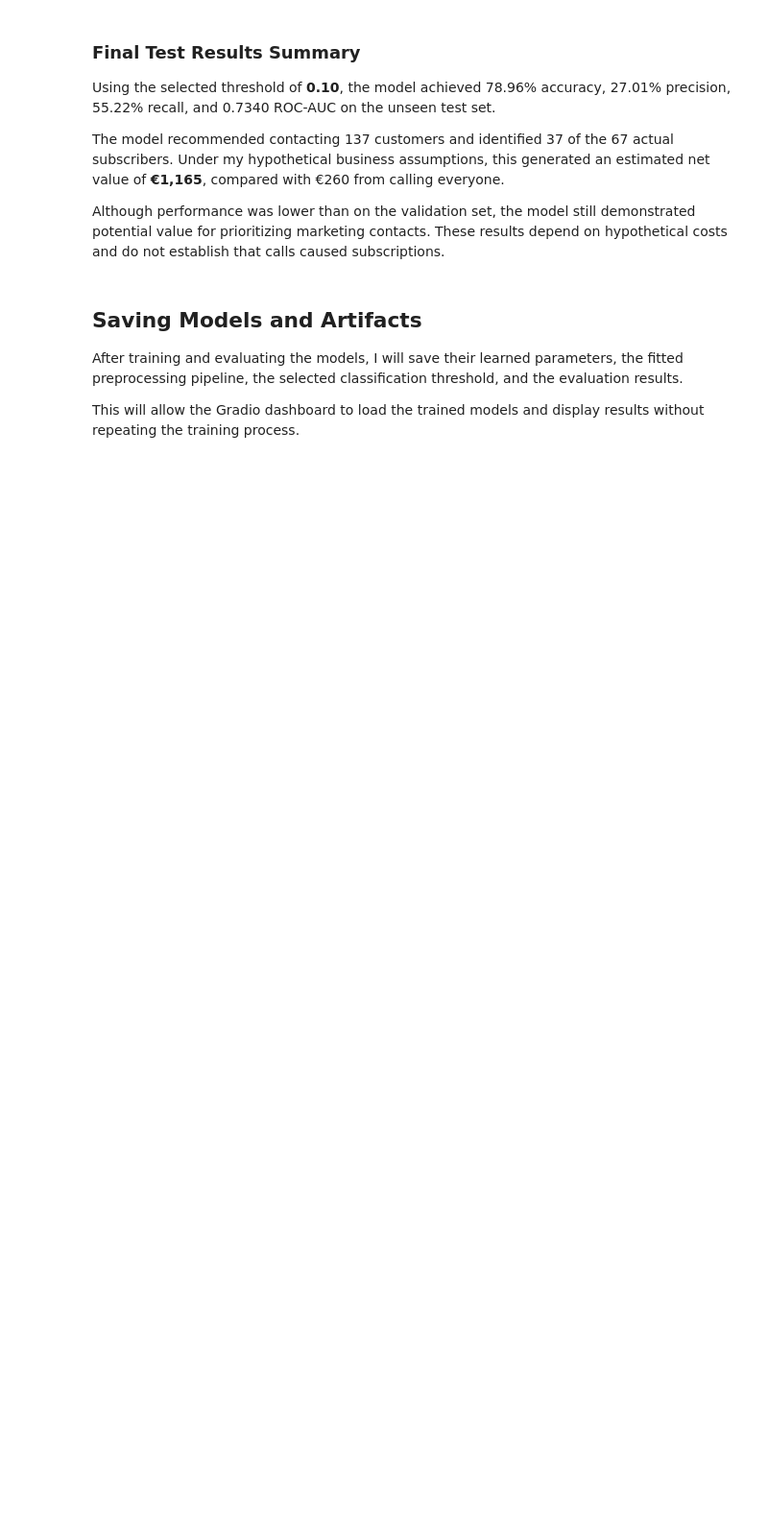
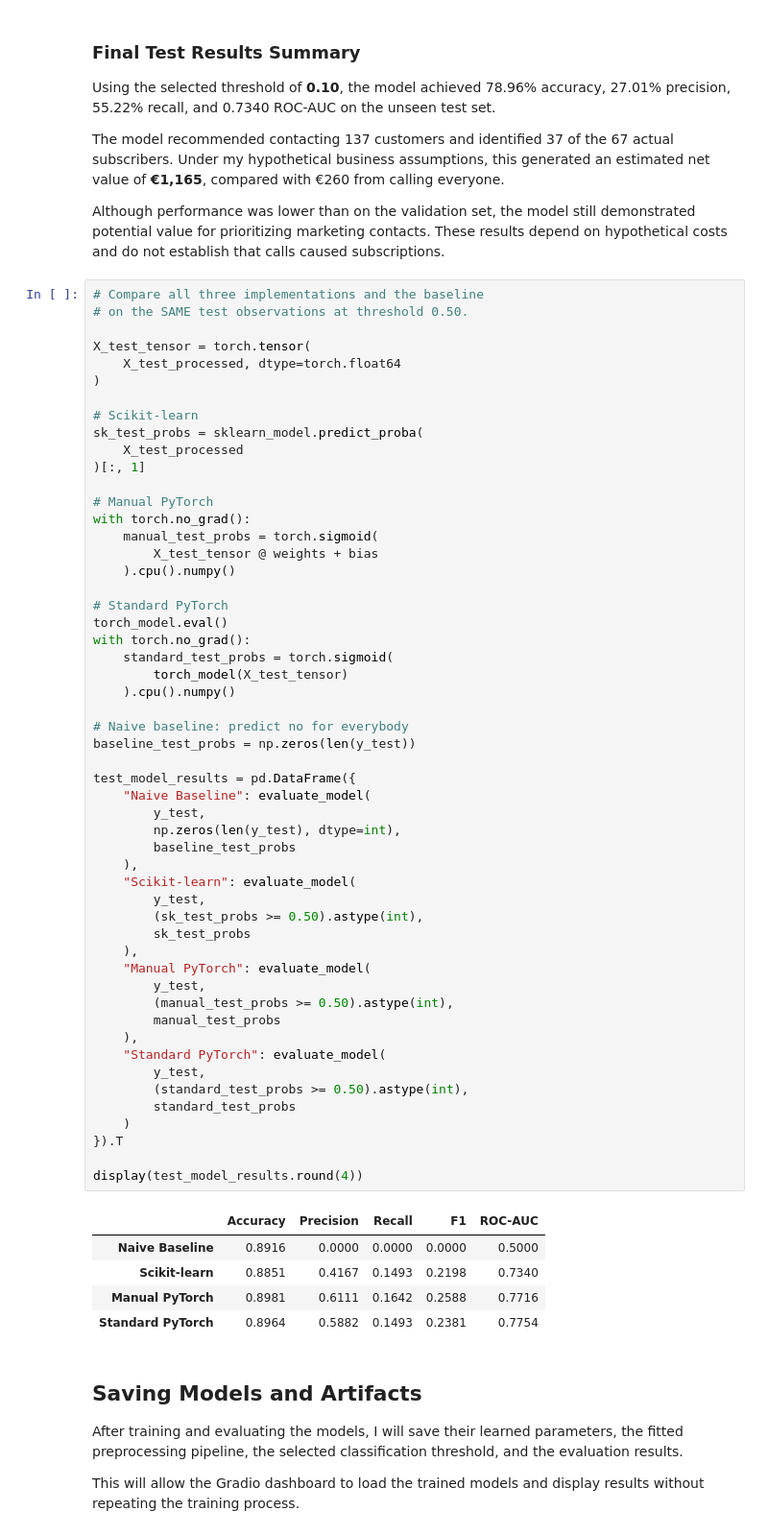
Before and after one commit to 94921234/daiist-assignment-1, a Jupyter notebook: train.ipynb, the cells around one changed output. Shown at 96% size. Saved outputs shown, nothing was run; the diff lists cells and outputs as text; blank space fills up the shorter version.

```diff
--- a/train.ipynb
+++ b/train.ipynb
@@ -1328,6 +1328,65 @@ Using the selected threshold of **0.10**, the model achieved 78.96% accuracy, 27
 The model recommended contacting 137 customers and identified 37 of the 67 actual subscribers. Under my hypothetical business assumptions, this generated an estimated net value of **€1,165**, compared with €260 from calling everyone.
 
 Although performance was lower than on the validation set, the model still demonstrated potential value for prioritizing marketing contacts. These results depend on hypothetical costs and do not establish that calls caused subscriptions.
+# %%
+# Compare all three implementations and the baseline
+# on the SAME test observations at threshold 0.50.
+
+X_test_tensor = torch.tensor(
+    X_test_processed, dtype=torch.float64
+)
+
+# Scikit-learn
+sk_test_probs = sklearn_model.predict_proba(
+    X_test_processed
+)[:, 1]
+
+# Manual PyTorch
+with torch.no_grad():
+    manual_test_probs = torch.sigmoid(
+        X_test_tensor @ weights + bias
+    ).cpu().numpy()
+
+# Standard PyTorch
+torch_model.eval()
+with torch.no_grad():
+    standard_test_probs = torch.sigmoid(
+        torch_model(X_test_tensor)
+    ).cpu().numpy()
+
+# Naive baseline: predict no for everybody
+baseline_test_probs = np.zeros(len(y_test))
+
+test_model_results = pd.DataFrame({
+    "Naive Baseline": evaluate_model(
+        y_test,
+        np.zeros(len(y_test), dtype=int),
+        baseline_test_probs
+    ),
+    "Scikit-learn": evaluate_model(
+        y_test,
+        (sk_test_probs >= 0.50).astype(int),
+        sk_test_probs
+    ),
+    "Manual PyTorch": evaluate_model(
+        y_test,
+        (manual_test_probs >= 0.50).astype(int),
+        manual_test_probs
+    ),
+    "Standard PyTorch": evaluate_model(
+        y_test,
+        (standard_test_probs >= 0.50).astype(int),
+        standard_test_probs
+    )
+}).T
+
+display(test_model_results.round(4))
+# %% [output]
+|  | Accuracy | Precision | Recall | F1 | ROC-AUC |
+| Naive Baseline | 0.8916 | 0.0000 | 0.0000 | 0.0000 | 0.5000 |
+| Scikit-learn | 0.8851 | 0.4167 | 0.1493 | 0.2198 | 0.7340 |
+| Manual PyTorch | 0.8981 | 0.6111 | 0.1642 | 0.2588 | 0.7716 |
+| Standard PyTorch | 0.8964 | 0.5882 | 0.1493 | 0.2381 | 0.7754 |
 # %% [markdown]
 ## Saving Models and Artifacts
 
```
Also changed, not shown: 1 other file.
